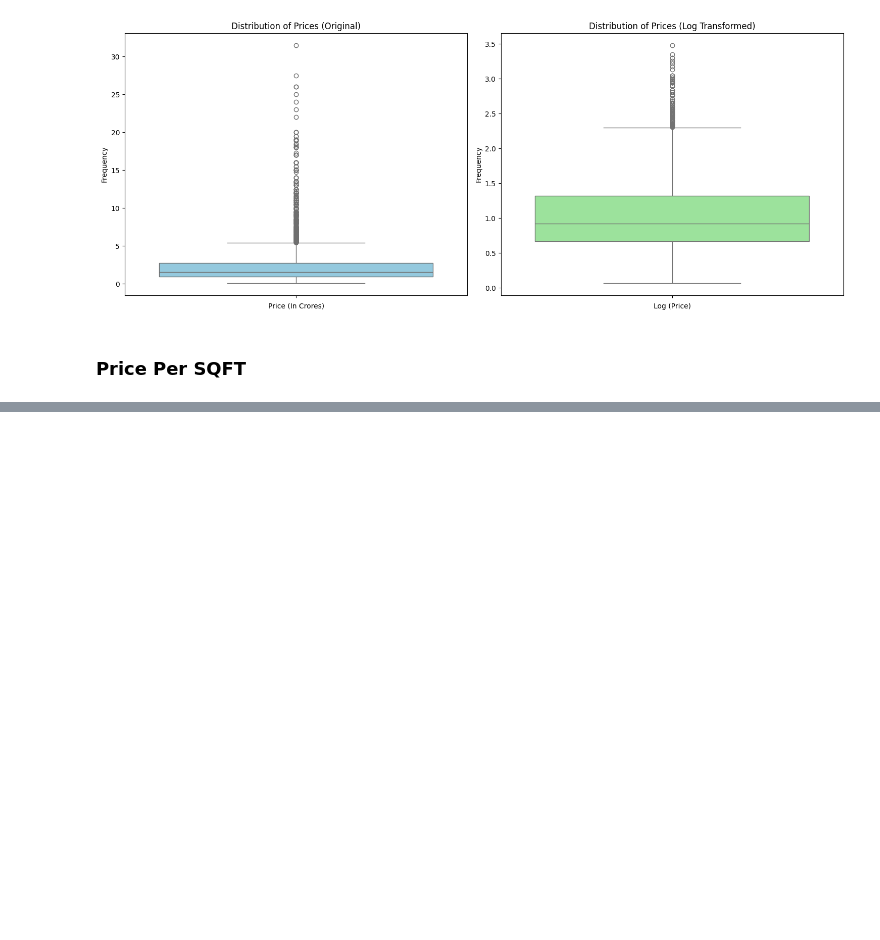
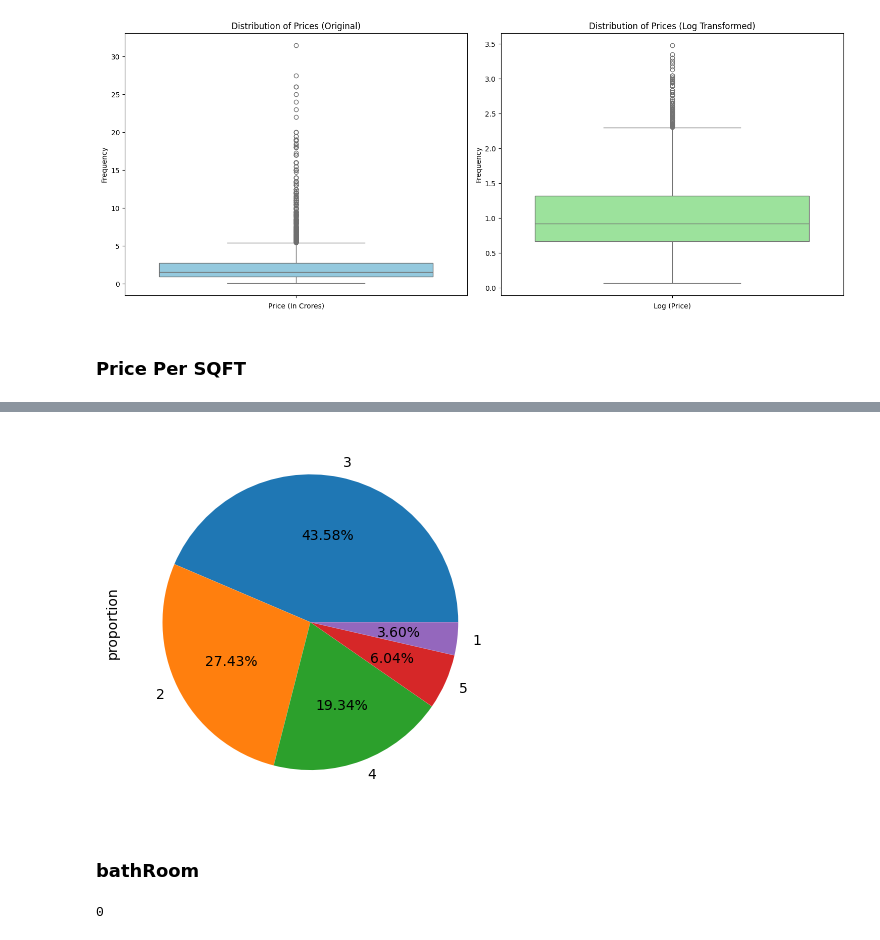
Before and after one commit to Apurba1903/Machine_Learning_Based_Real_Estate_System, a Jupyter notebook: EDA/univariate-analysis.ipynb, the cells around one changed output, grey strips where cells are left out. Cells and saved outputs as stored; diff of their text form; code cells hidden in the pictures; blank space fills up the shorter version.

```diff
--- a/EDA/univariate-analysis.ipynb
+++ b/EDA/univariate-analysis.ipynb
@@ -380,0 +427,11 @@ plt.show()
+# %%
+df['bedRoom'].value_counts(normalize=True).head().plot(kind='pie', autopct='%0.2f%%')
+plt.show()
+# %% [output]
+[figure, added]
+# %% [markdown]
+### bathRoom
+# %%
+df['bathroom'].isnull().sum()
+# %% [output]
+0
```
Also changed, not shown: parts of 59 cells of this notebook.
